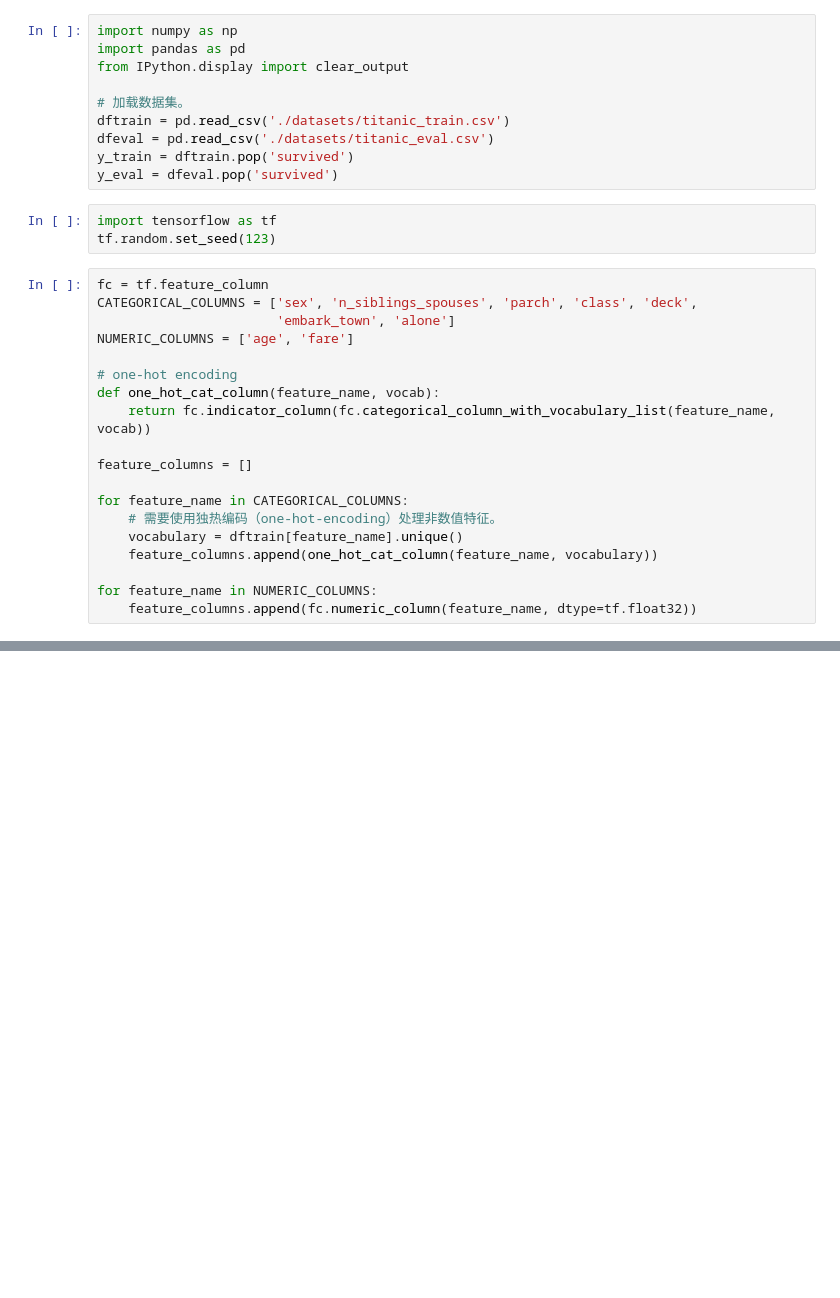
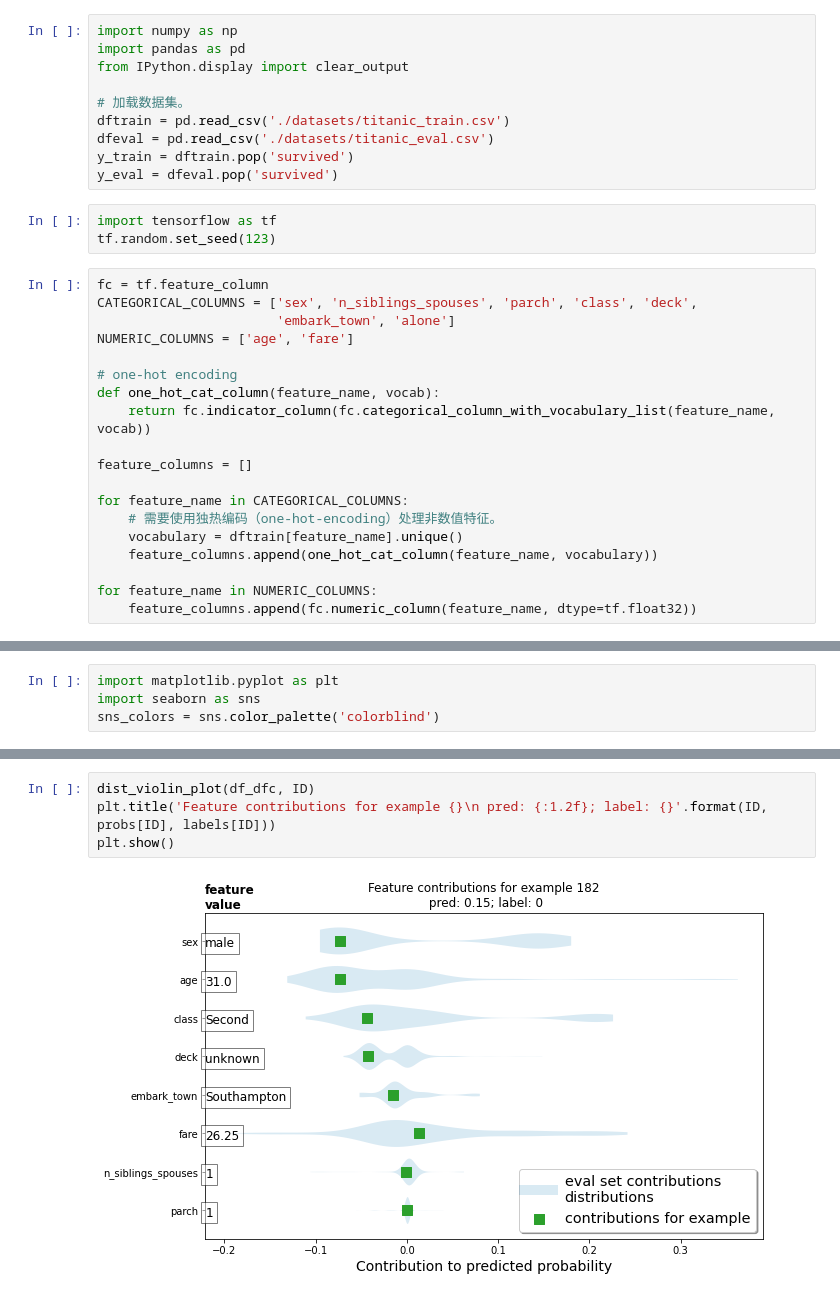
Before and after one commit to jiaqianjing/tf2.3-tutorials, a Jupyter notebook: estimator/boosted_trees_model_understanding.ipynb, the cells around one changed output, grey strips where cells are left out. Saved outputs shown, nothing was run; the diff lists cells and outputs as text; blank space fills up the shorter version.

```diff
--- a/estimator/boosted_trees_model_understanding.ipynb
+++ b/estimator/boosted_trees_model_understanding.ipynb
@@ -32,0 +102,4 @@ for feature_name in NUMERIC_COLUMNS:
+# %%
+import matplotlib.pyplot as plt
+import seaborn as sns
+sns_colors = sns.color_palette('colorblind')
@@ -32,0 +252,6 @@ for feature_name in NUMERIC_COLUMNS:
+# %%
+dist_violin_plot(df_dfc, ID)
+plt.title('Feature contributions for example {}\n pred: {:1.2f}; label: {}'.format(ID, probs[ID], labels[ID]))
+plt.show()
+# %% [output]
+[figure, added]
```
Also changed, not shown: parts of 25 cells of this notebook.
